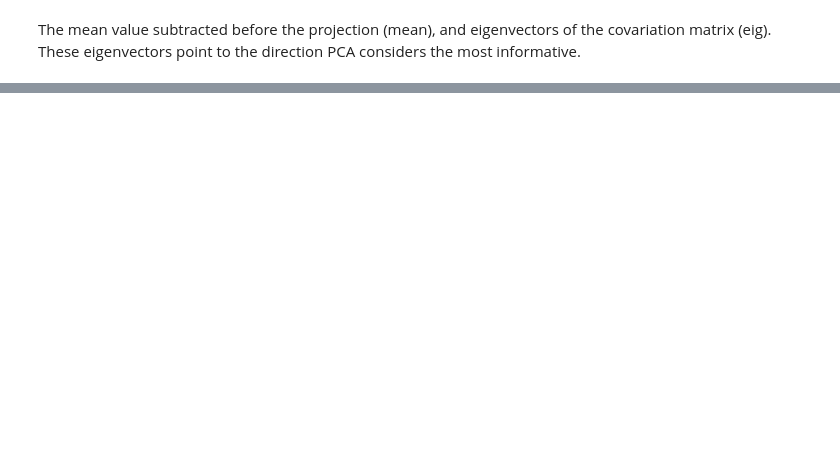
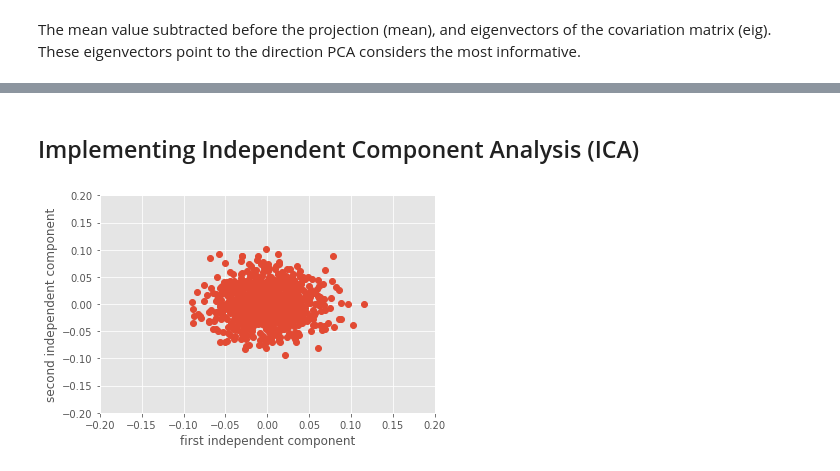
Before and after one commit to chriskwkim/python-data-science, a Jupyter notebook: OpenCV/07 Dimensionality reduction.ipynb, the cells around one changed output, grey strips where cells are left out. Drawn from its saved outputs; the diff is of its cells as text; code cells hidden in the pictures; blank space fills up the shorter version.

Commit message:
visualization

```diff
--- a/OpenCV/07 Dimensionality reduction.ipynb
+++ b/OpenCV/07 Dimensionality reduction.ipynb
@@ -107,0 +108,14 @@ plt.axis([-20, 20, -10, 10])
+# %% [markdown]
+## Implementing Independent Component Analysis (ICA)
+# %%
+from sklearn import decomposition
+ica = decomposition.FastICA()
+# %%
+X2 = ica.fit_transform(X)
+# %%
+plt.plot(X2[:, 0], X2[:, 1], 'o')
+plt.xlabel('first independent component')
+plt.ylabel('second independent component')
+plt.axis([-0.2, 0.2, -0.2, 0.2]);
+# %% [output]
+[figure, added]
```
Also changed, not shown: parts of 10 cells of this notebook, 4 other files.
